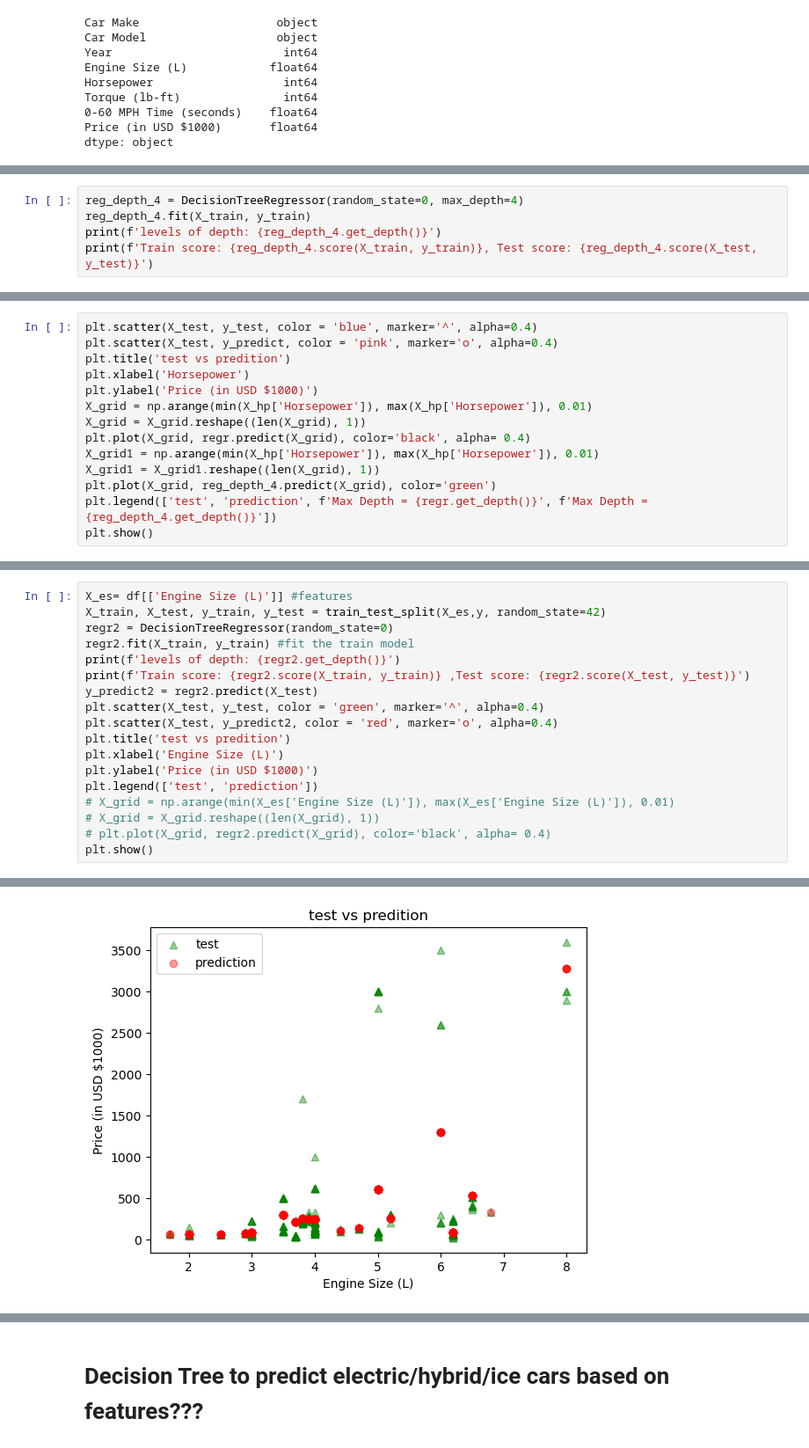
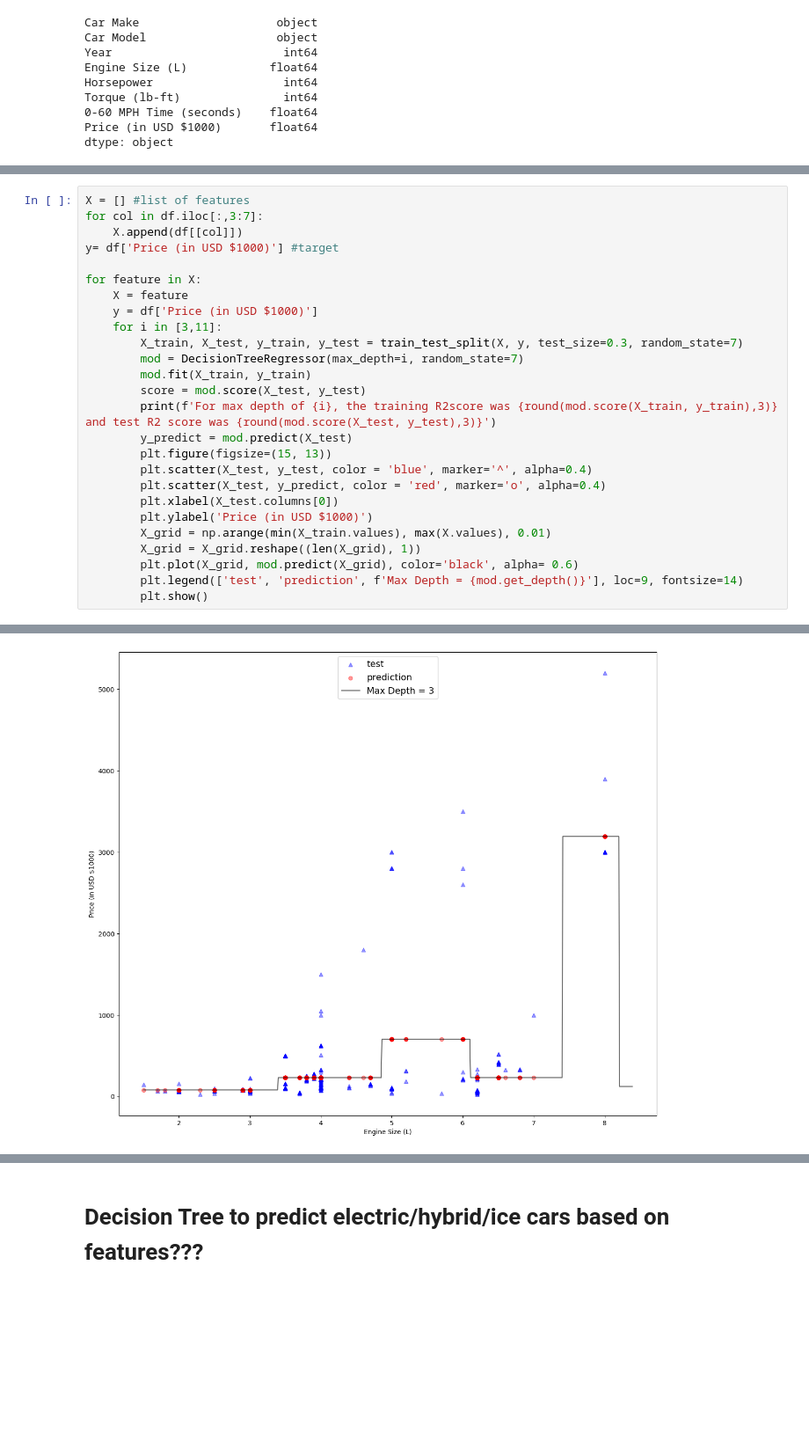
Before and after one commit to edwardoh7/wk09_fourthplace, a Jupyter notebook: Edward_notebook.ipynb, the cells around one changed output, grey strips where cells are left out. Shown at 88% size. Cells and saved outputs as stored; diff of their text form; blank space fills up the shorter version.

```diff
--- a/Edward_notebook.ipynb
+++ b/Edward_notebook.ipynb
@@ -154,5 +136,0 @@ max(X_train['Horsepower']), min(X_train['Horsepower'])
-# %%
-reg_depth_4 = DecisionTreeRegressor(random_state=0, max_depth=4)
-reg_depth_4.fit(X_train, y_train)
-print(f'levels of depth: {reg_depth_4.get_depth()}')
-print(f'Train score: {reg_depth_4.score(X_train, y_train)}, Test score: {reg_depth_4.score(X_test, y_test)}')
@@ -162,14 +136,0 @@ Train score: 0.8575209693225125, Test score: 0.909130326422126
-# %%
-plt.scatter(X_test, y_test, color = 'blue', marker='^', alpha=0.4)
-plt.scatter(X_test, y_predict, color = 'pink', marker='o', alpha=0.4)
-plt.title('test vs predition')
-plt.xlabel('Horsepower')
-plt.ylabel('Price (in USD $1000)')
-X_grid = np.arange(min(X_hp['Horsepower']), max(X_hp['Horsepower']), 0.01)
-X_grid = X_grid.reshape((len(X_grid), 1))
-plt.plot(X_grid, regr.predict(X_grid), color='black', alpha= 0.4)
-X_grid1 = np.arange(min(X_hp['Horsepower']), max(X_hp['Horsepower']), 0.01)
-X_grid1 = X_grid1.reshape((len(X_grid), 1))
-plt.plot(X_grid, reg_depth_4.predict(X_grid), color='green')
-plt.legend(['test', 'prediction', f'Max Depth = {regr.get_depth()}', f'Max Depth = {reg_depth_4.get_depth()}'])
-plt.show()
@@ -178,19 +137,27 @@ plt.show()
 # %%
-X_es= df[['Engine Size (L)']] #features
-X_train, X_test, y_train, y_test = train_test_split(X_es,y, random_state=42)
-regr2 = DecisionTreeRegressor(random_state=0)
-regr2.fit(X_train, y_train) #fit the train model
-print(f'levels of depth: {regr2.get_depth()}')
-print(f'Train score: {regr2.score(X_train, y_train)} ,Test score: {regr2.score(X_test, y_test)}')
-y_predict2 = regr2.predict(X_test)
-plt.scatter(X_test, y_test, color = 'green', marker='^', alpha=0.4)
-plt.scatter(X_test, y_predict2, color = 'red', marker='o', alpha=0.4)
-plt.title('test vs predition')
-plt.xlabel('Engine Size (L)')
-plt.ylabel('Price (in USD $1000)')
-plt.legend(['test', 'prediction'])
-# X_grid = np.arange(min(X_es['Engine Size (L)']), max(X_es['Engine Size (L)']), 0.01)
-# X_grid = X_grid.reshape((len(X_grid), 1))
-# plt.plot(X_grid, regr2.predict(X_grid), color='black', alpha= 0.4)
-plt.show()
+X = [] #list of features
+for col in df.iloc[:,3:7]:
+    X.append(df[[col]])
+y= df['Price (in USD $1000)'] #target
+
+for feature in X:
+    X = feature
+    y = df['Price (in USD $1000)']
+    for i in [3,11]:
+        X_train, X_test, y_train, y_test = train_test_split(X, y, test_size=0.3, random_state=7)
+        mod = DecisionTreeRegressor(max_depth=i, random_state=7)
+        mod.fit(X_train, y_train)
+        score = mod.score(X_test, y_test)
+        print(f'For max depth of {i}, the training R2score was {round(mod.score(X_train, y_train),3)} and test R2 score was {round(mod.score(X_test, y_test),3)}')
+        y_predict = mod.predict(X_test)
+        plt.figure(figsize=(15, 13))
+        plt.scatter(X_test, y_test, color = 'blue', marker='^', alpha=0.4)
+        plt.scatter(X_test, y_predict, color = 'red', marker='o', alpha=0.4)
+        plt.xlabel(X_test.columns[0])
+        plt.ylabel('Price (in USD $1000)')
+        X_grid = np.arange(min(X_train.values), max(X.values), 0.01)
+        X_grid = X_grid.reshape((len(X_grid), 1))
+        plt.plot(X_grid, mod.predict(X_grid), color='black', alpha= 0.6)
+        plt.legend(['test', 'prediction', f'Max Depth = {mod.get_depth()}'], loc=9, fontsize=14)
+        plt.show()
 # %% [output]
@@ -199 +165 @@ Train score: 0.6078693562518598 ,Test score: 0.47404218268526377
-[figure, old version]
+[figure, new version]
```
Also changed, not shown: parts of 26 cells of this notebook, 2 other files.
